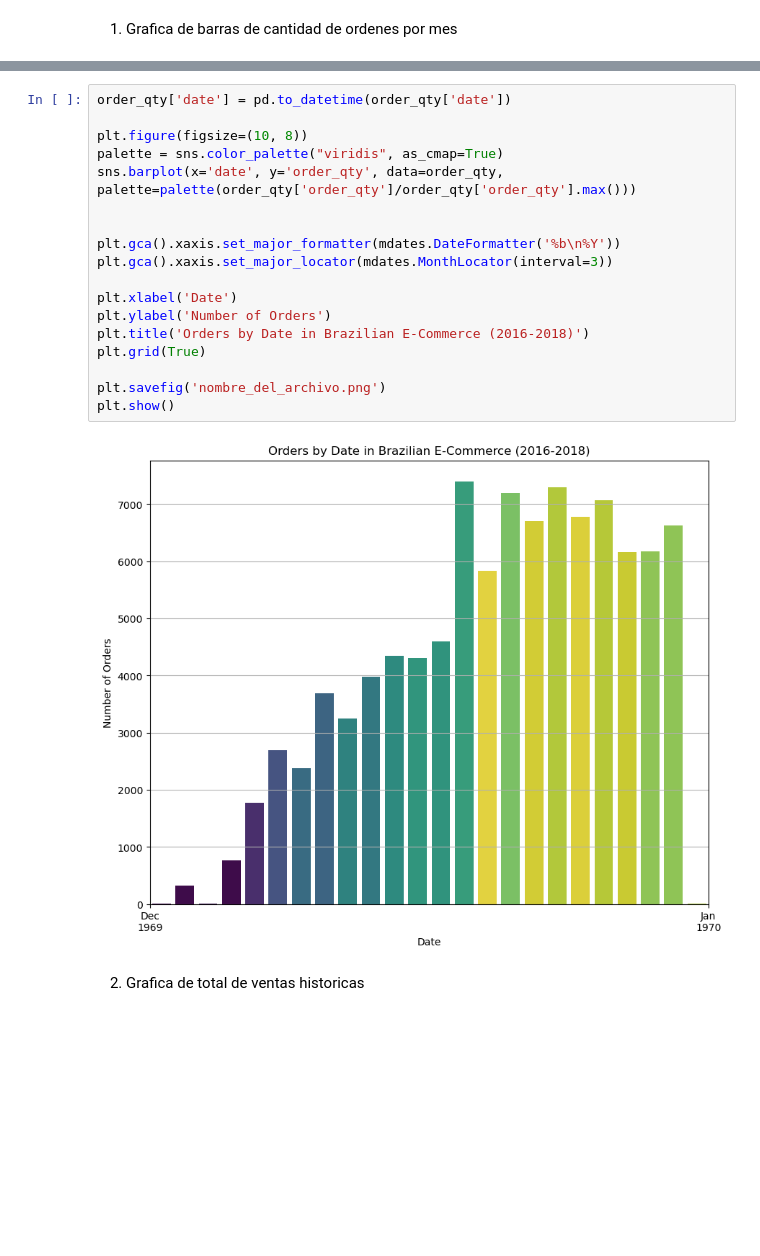
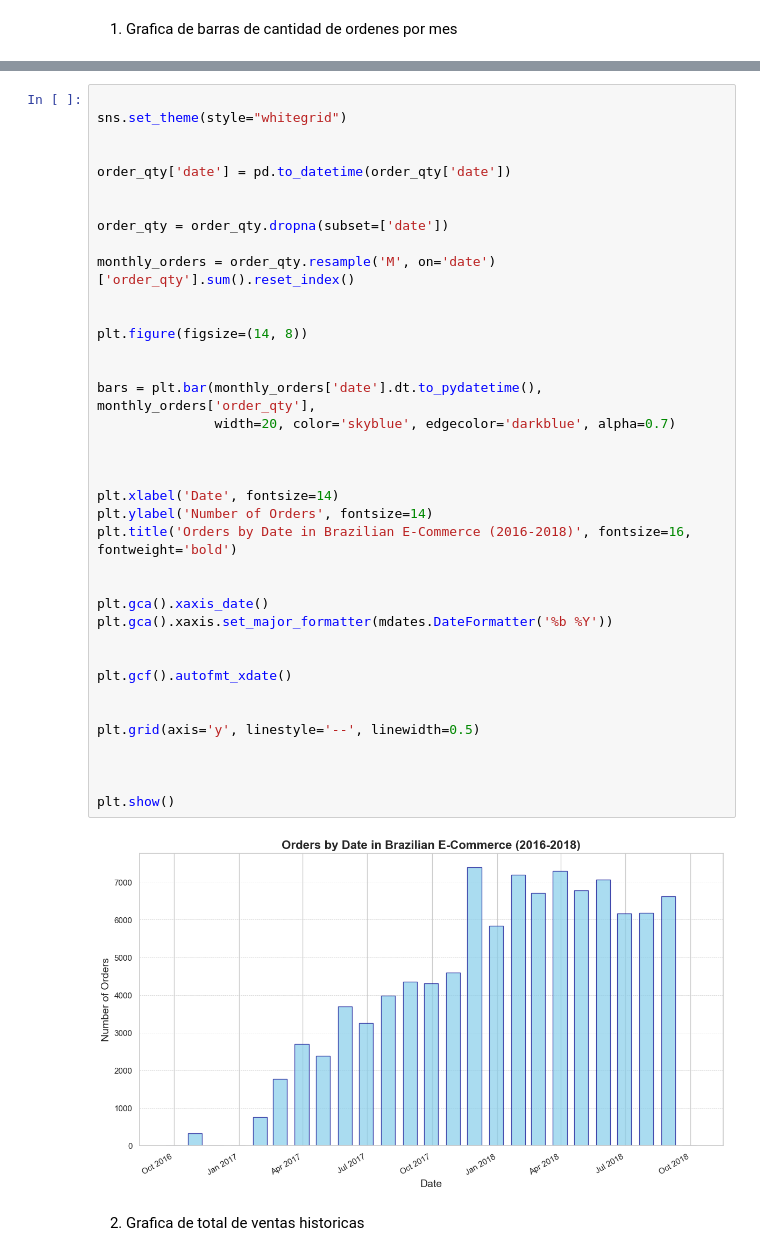
Before and after one commit to xDiegoCruz15/MCD-BDR, a Jupyter notebook: Tarea10.ipynb, the cells around one changed output, grey strips where cells are left out. Drawn from its saved outputs; the diff is of its cells as text; blank space fills up the shorter version.

```diff
--- a/Tarea10.ipynb
+++ b/Tarea10.ipynb
@@ -164,23 +165,43 @@ order_qty.head(5)
-# %%
-order_qty['date'] = pd.to_datetime(order_qty['date'])
-
-plt.figure(figsize=(10, 8))
-palette = sns.color_palette("viridis", as_cmap=True)
-sns.barplot(x='date', y='order_qty', data=order_qty, palette=palette(order_qty['order_qty']/order_qty['order_qty'].max()))
-
-
-plt.gca().xaxis.set_major_formatter(mdates.DateFormatter('%b\n%Y'))
-plt.gca().xaxis.set_major_locator(mdates.MonthLocator(interval=3))
-
-plt.xlabel('Date')
-plt.ylabel('Number of Orders')
-plt.title('Orders by Date in Brazilian E-Commerce (2016-2018)')
-plt.grid(True)
-
-plt.savefig('nombre_del_archivo.png')
-plt.show()
-# %% [output]
-[figure, removed]
+# %%
+
+sns.set_theme(style="whitegrid")
+
+
+order_qty['date'] = pd.to_datetime(order_qty['date'])
+
+
+order_qty = order_qty.dropna(subset=['date'])
+
+monthly_orders = order_qty.resample('M', on='date')['order_qty'].sum().reset_index()
+
+
+plt.figure(figsize=(14, 8))
+
+
+bars = plt.bar(monthly_orders['date'].dt.to_pydatetime(), monthly_orders['order_qty'],
+               width=20, color='skyblue', edgecolor='darkblue', alpha=0.7)
+
+
+
+plt.xlabel('Date', fontsize=14)
+plt.ylabel('Number of Orders', fontsize=14)
+plt.title('Orders by Date in Brazilian E-Commerce (2016-2018)', fontsize=16, fontweight='bold')
+
+
+plt.gca().xaxis_date()
+plt.gca().xaxis.set_major_formatter(mdates.DateFormatter('%b %Y'))
+
+
+plt.gcf().autofmt_xdate()
+
+
+plt.grid(axis='y', linestyle='--', linewidth=0.5)
+
+
+
+plt.show()
+# %% [output]
+[figure, added]
 # %% [markdown]
 2. Grafica de total de ventas historicas
 # %%
```
Also changed, not shown: parts of 2 cells of this notebook.
